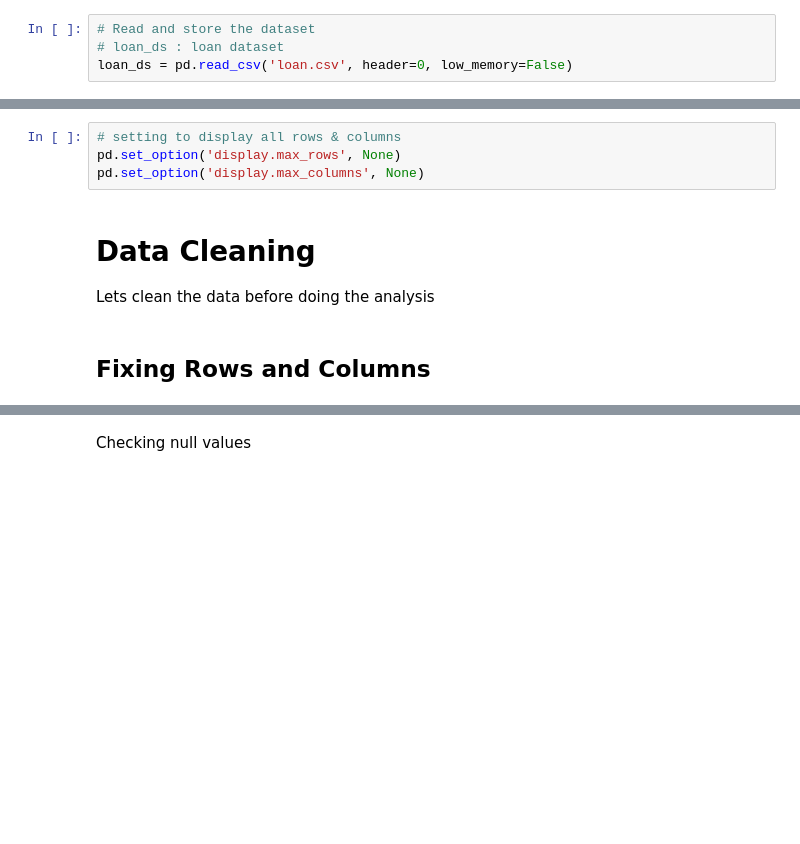
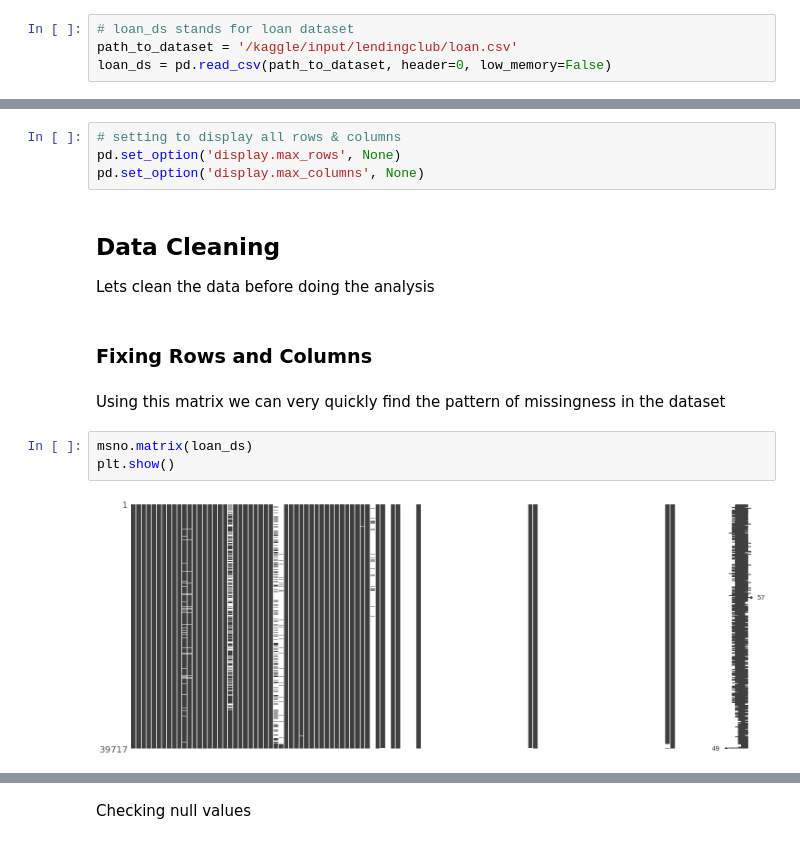
Before and after one commit to khatrisnk/LendingClubCaseStudy, a Jupyter notebook: Siddhartha_Khatri.ipynb, the cells around one changed output, grey strips where cells are left out. Saved outputs shown, nothing was run; the diff lists cells and outputs as text; blank space fills up the shorter version.

```diff
--- a/Siddhartha_Khatri.ipynb
+++ b/Siddhartha_Khatri.ipynb
@@ -22,4 +25,4 @@ import numpy as np
 # %%
-# Read and store the dataset
-# loan_ds : loan dataset
-loan_ds = pd.read_csv('loan.csv', header=0, low_memory=False)
+# loan_ds stands for loan dataset
+path_to_dataset = '/kaggle/input/lendingclub/loan.csv'
+loan_ds = pd.read_csv(path_to_dataset, header=0, low_memory=False)
@@ -33,8 +40,15 @@ loan_ds.shape
 pd.set_option('display.max_rows', None)
 pd.set_option('display.max_columns', None)
 # %% [markdown]
-# Data Cleaning
+## Data Cleaning
 
 Lets clean the data before doing the analysis
 # %% [markdown]
-## Fixing Rows and Columns
+### Fixing Rows and Columns
+# %% [markdown]
+Using this matrix we can very quickly find the pattern of missingness in the dataset
+# %%
+msno.matrix(loan_ds)
+plt.show()
+# %% [output]
+[figure, added]
```
Also changed, not shown: parts of 95 cells of this notebook.
